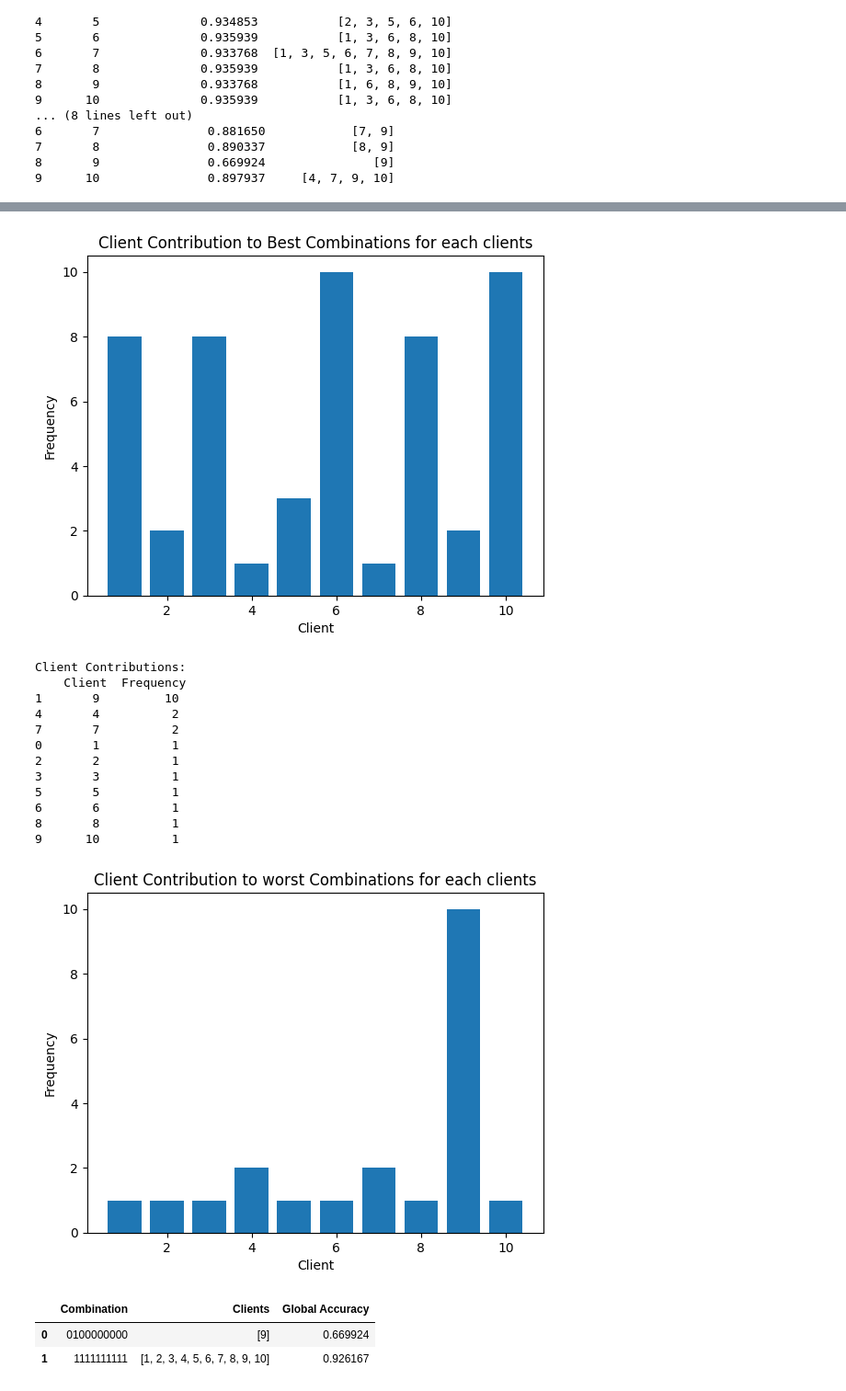
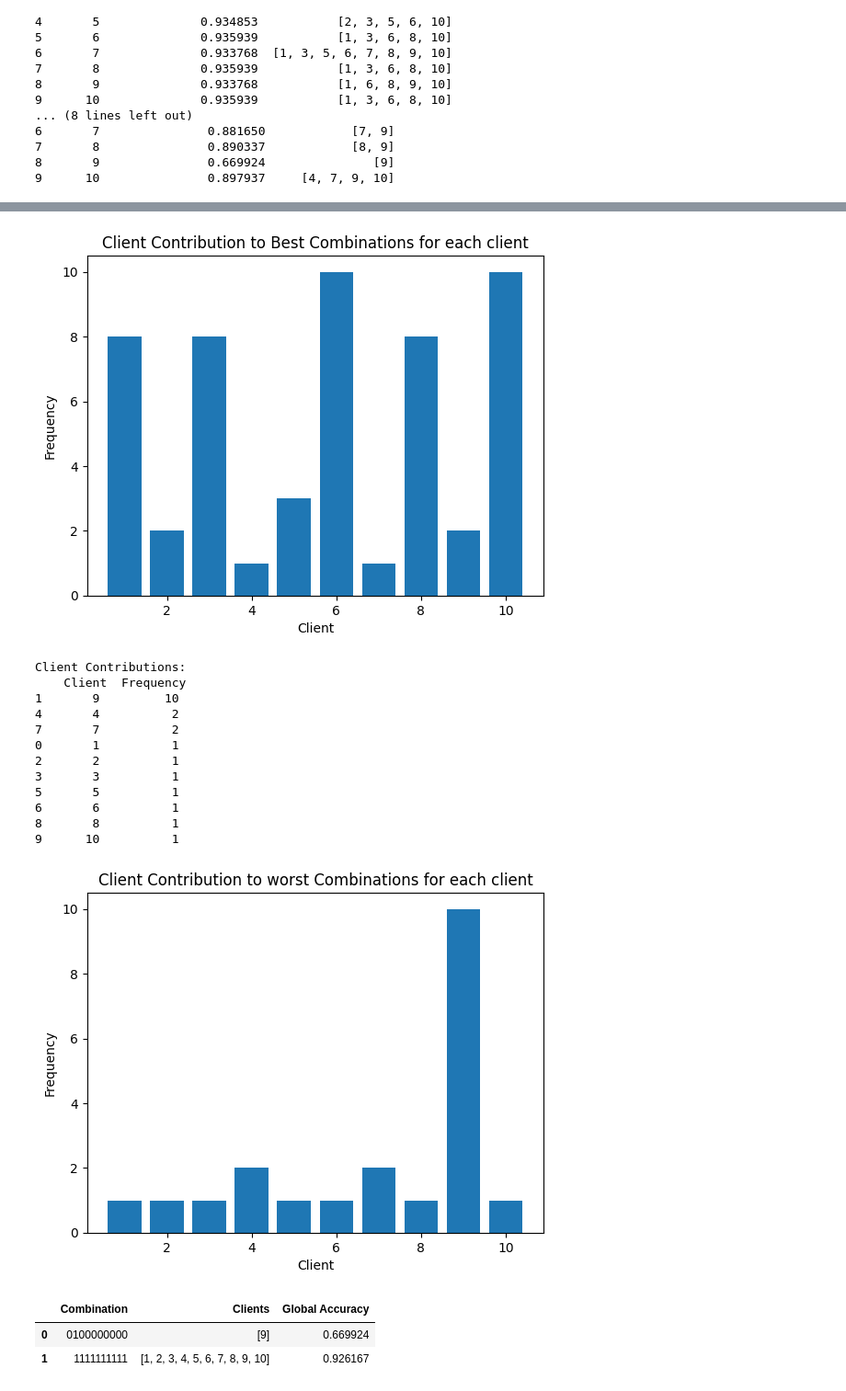
Before and after one commit to abbaszal/Thesis_Projects, a Jupyter notebook: src/Spambase.ipynb, the cells around one changed output, grey strips where cells are left out. Shown at 92% size. Saved outputs shown, nothing was run; the diff lists cells and outputs as text; code cells hidden in the pictures.

```diff
--- a/src/Spambase.ipynb
+++ b/src/Spambase.ipynb
@@ -29,5 +29,5 @@ np.random.seed(random_seed)
 # %% [markdown]
 ### Loading the dataset
 # %%
-file_path = 'spambase/spambase.data'  # Adjust the path as needed
+file_path = 'data/spambase/spambase.data'  # Adjust the path as needed
 df = pd.read_csv(file_path, header=None)
@@ -348,35 +350,35 @@ Best Global Accuracy per Client:
 8       9               0.669924               [9]
 9      10               0.897937     [4, 7, 9, 10]
 # %%
-visualize_client_contributions(calculate_client_contributions(df_results, best=True), "Client Contribution to Best Combinations for each clients")
-visualize_client_contributions(calculate_client_contributions(df_results, best=False), "Client Contribution to worst Combinations for each clients")
+visualize_client_contributions(calculate_client_contributions(df_results, best=True), "Client Contribution to Best Combinations for each client")
+visualize_client_contributions(calculate_client_contributions(df_results, best=False), "Client Contribution to worst Combinations for each client")
 # %% [output]
 Client Contributions:
     Client  Frequency
 2       6         10
 4      10         10
 0       1          8
 1       3          8
 3       8          8
 6       5          3
 5       2          2
 9       9          2
 7       4          1
 8       7          1
-[figure, old version]
+[figure, new version]
 Client Contributions:
     Client  Frequency
 1       9         10
 4       4          2
 7       7          2
 0       1          1
 2       2          1
 3       3          1
 5       5          1
 6       6          1
 8       8          1
 9      10          1
-[figure, old version]
+[figure, new version]
 # %%
 from Nash import find_nash_equilibria_v2
 # %%
```
Also changed, not shown: parts of 34 cells of this notebook, 6 other files.
